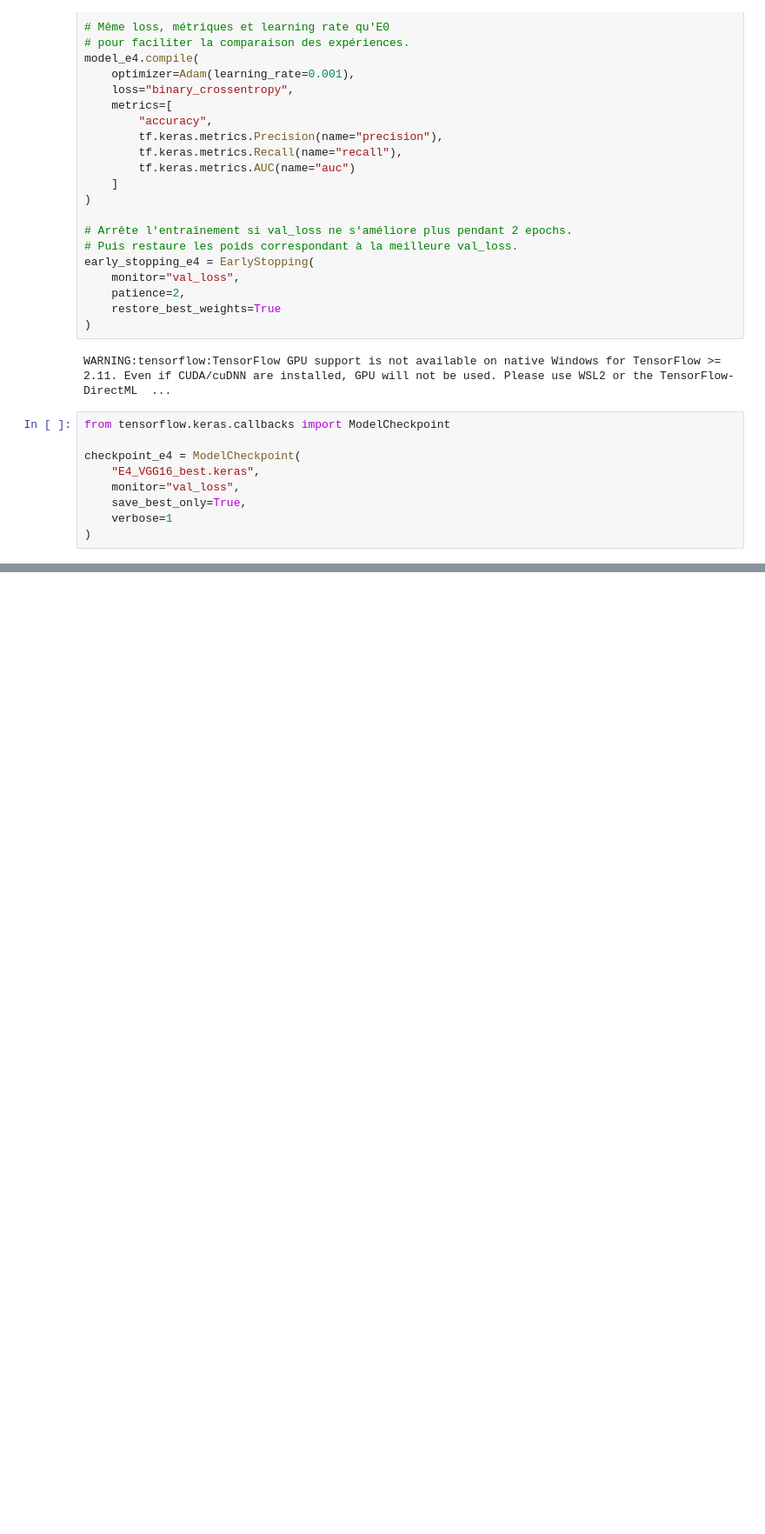
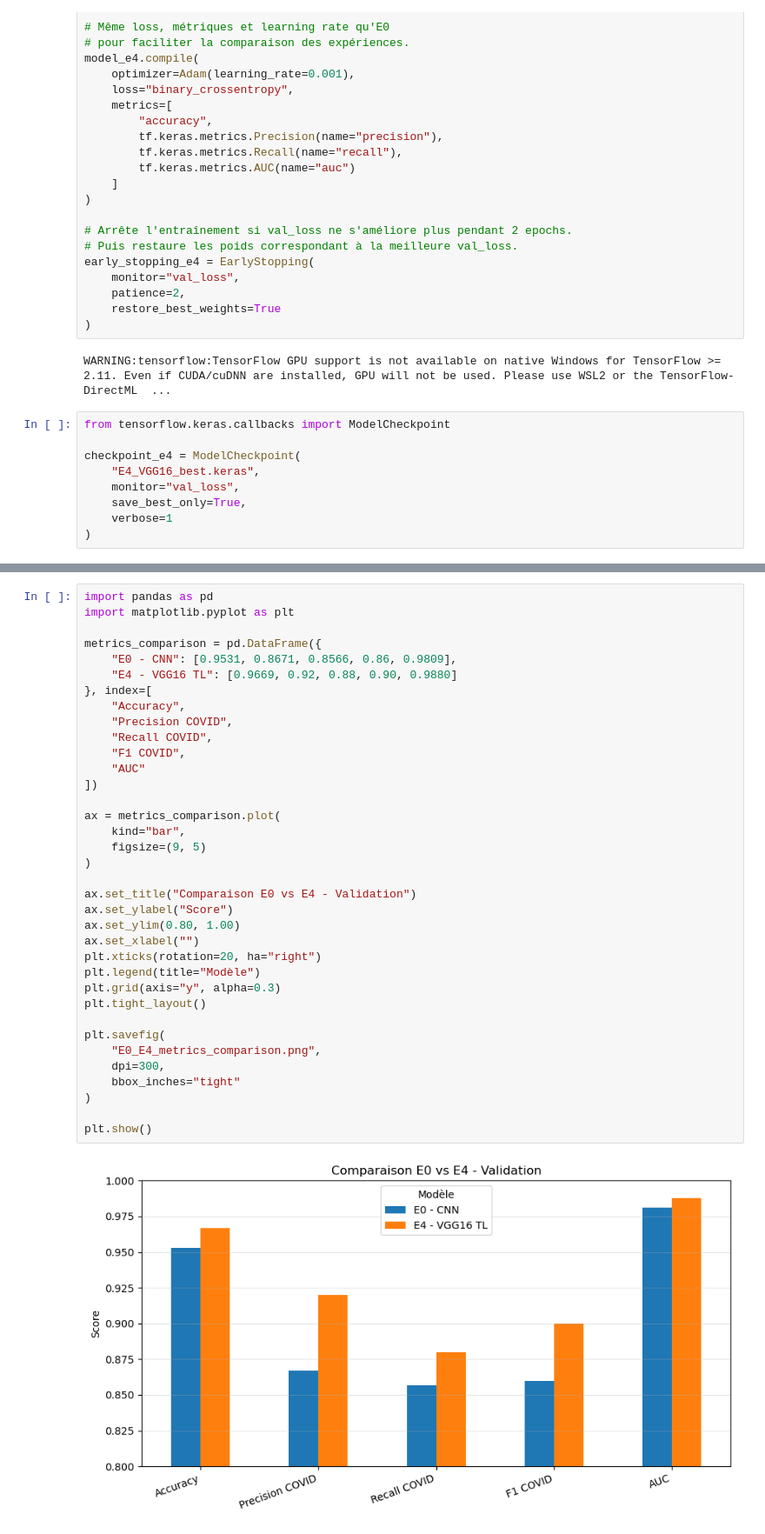
Before and after one commit to DataScientest-Studio/feb26_cds_covid, a Jupyter notebook: e4_model_tl.ipynb, the cells around one changed output, grey strips where cells are left out. Shown at 87% size. Drawn from its saved outputs; the diff is of its cells as text; blank space fills up the shorter version.

```diff
--- a/e4_model_tl.ipynb
+++ b/e4_model_tl.ipynb
@@ -197,0 +440,38 @@ NameError: name 'model_e4' is not defined
+# %%
+import pandas as pd
+import matplotlib.pyplot as plt
+
+metrics_comparison = pd.DataFrame({
+    "E0 - CNN": [0.9531, 0.8671, 0.8566, 0.86, 0.9809],
+    "E4 - VGG16 TL": [0.9669, 0.92, 0.88, 0.90, 0.9880]
+}, index=[
+    "Accuracy",
+    "Precision COVID",
+    "Recall COVID",
+    "F1 COVID",
+    "AUC"
+])
+
+ax = metrics_comparison.plot(
+    kind="bar",
+    figsize=(9, 5)
+)
+
+ax.set_title("Comparaison E0 vs E4 - Validation")
+ax.set_ylabel("Score")
+ax.set_ylim(0.80, 1.00)
+ax.set_xlabel("")
+plt.xticks(rotation=20, ha="right")
+plt.legend(title="Modèle")
+plt.grid(axis="y", alpha=0.3)
+plt.tight_layout()
+
+plt.savefig(
+    "E0_E4_metrics_comparison.png",
+    dpi=300,
+    bbox_inches="tight"
+)
+
+plt.show()
+# %% [output]
+[figure, added]
```
Also changed, not shown: parts of 12 cells of this notebook, 15 other files.
